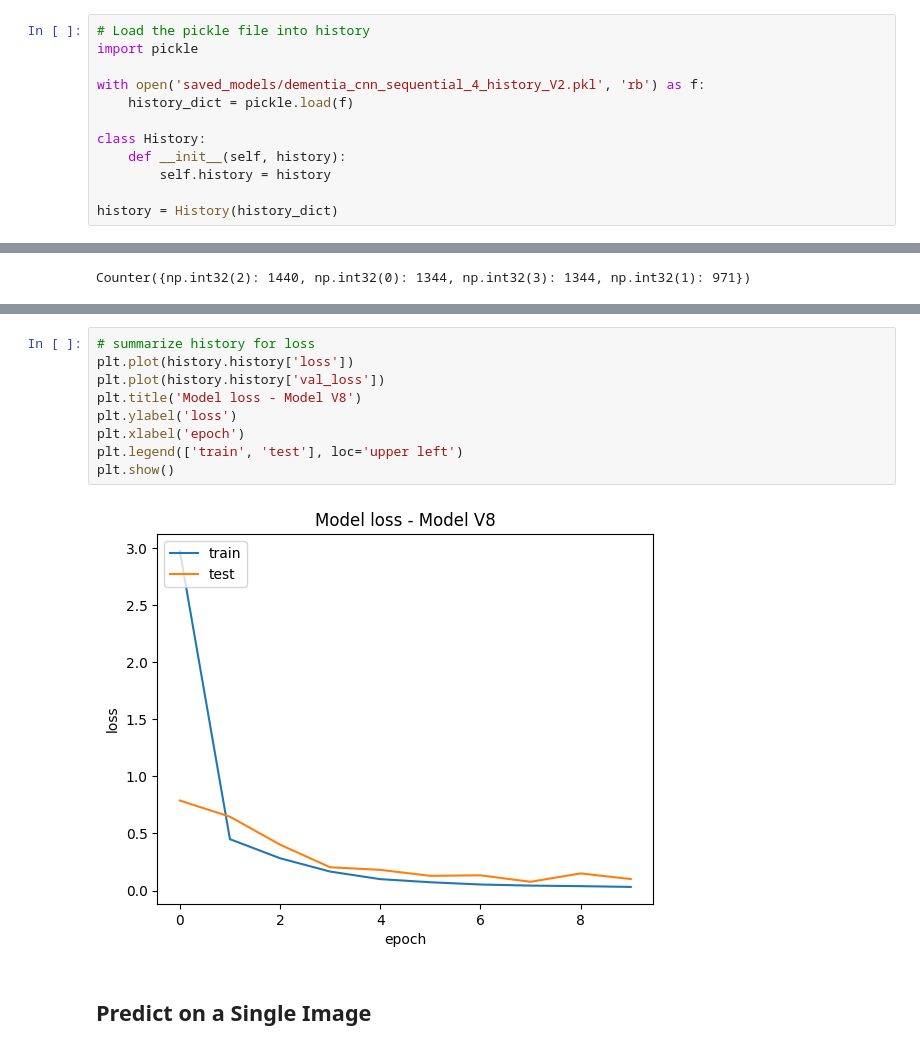
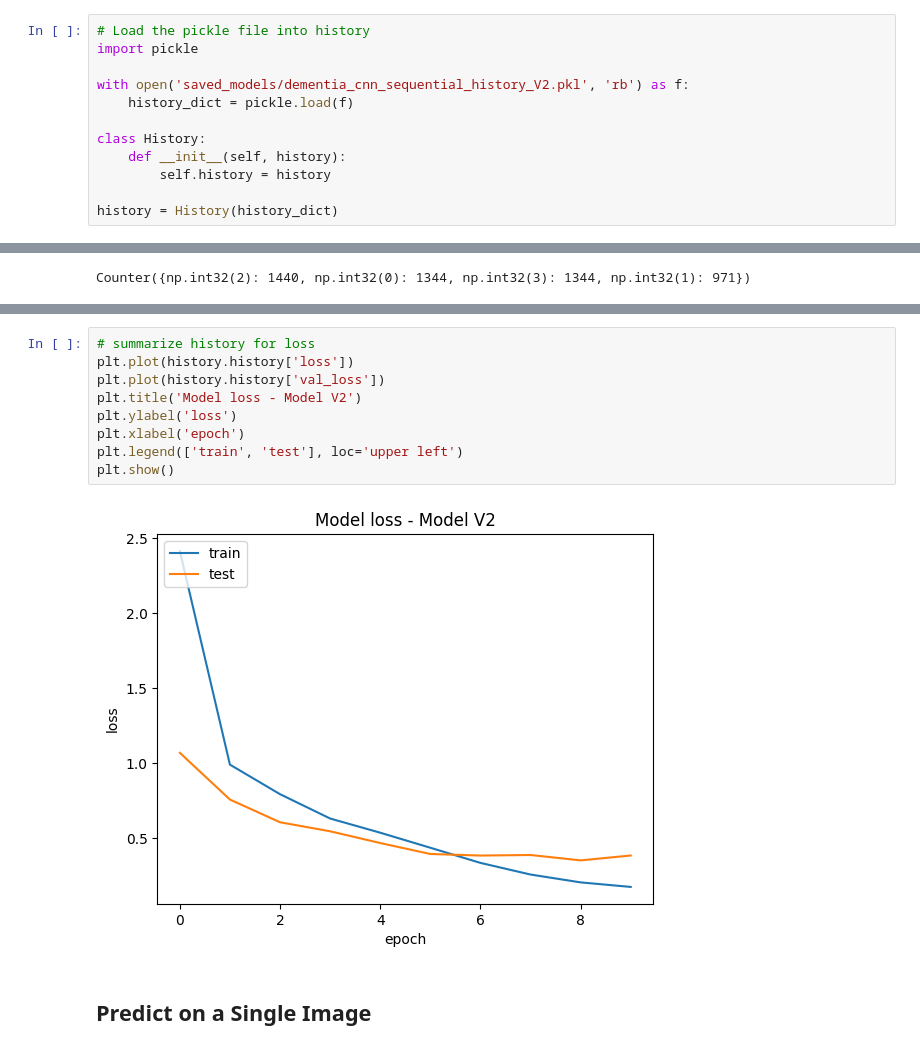
Before and after one commit to AIBC2024/Group2_Project3_AI_Chatbot, a Jupyter notebook: MRI_dementia_classification_load_model.ipynb, the cells around one changed output, grey strips where cells are left out. Cells and saved outputs as stored; diff of their text form.

Commit message:
update to load model and CNN files to reflect V2 final model

```diff
--- a/MRI_dementia_classification_load_model.ipynb
+++ b/MRI_dementia_classification_load_model.ipynb
@@ -229,7 +235,7 @@ version = 'V2'
 # Load the pickle file into history
 import pickle
 
-with open('saved_models/dementia_cnn_sequential_4_history_V2.pkl', 'rb') as f:
+with open('saved_models/dementia_cnn_sequential_history_V2.pkl', 'rb') as f:
     history_dict = pickle.load(f)
 
 class History:
@@ -305,14 +311,14 @@ plt.show()
 # %%
 # summarize history for loss
 plt.plot(history.history['loss'])
 plt.plot(history.history['val_loss'])
-plt.title('Model loss - Model V8')
+plt.title('Model loss - Model V2')
 plt.ylabel('loss')
 plt.xlabel('epoch')
 plt.legend(['train', 'test'], loc='upper left')
 plt.show()
 # %% [output]
-[figure, old version]
+[figure, new version]
 # %% [markdown]
 ## Predict on a Single Image
 # %%
```
Also changed, not shown: parts of 11 cells of this notebook, 1 other file.
